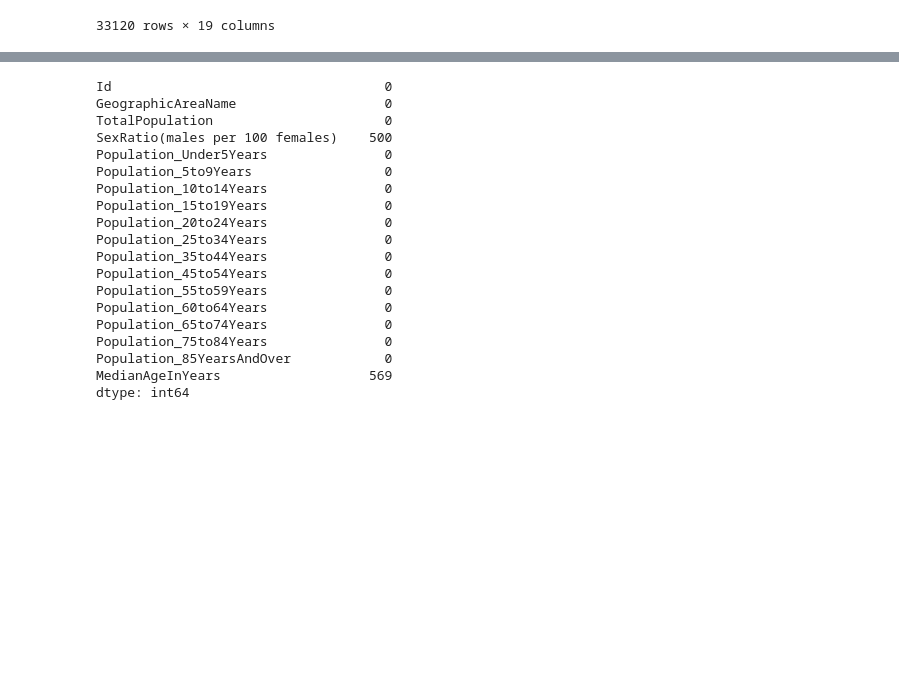
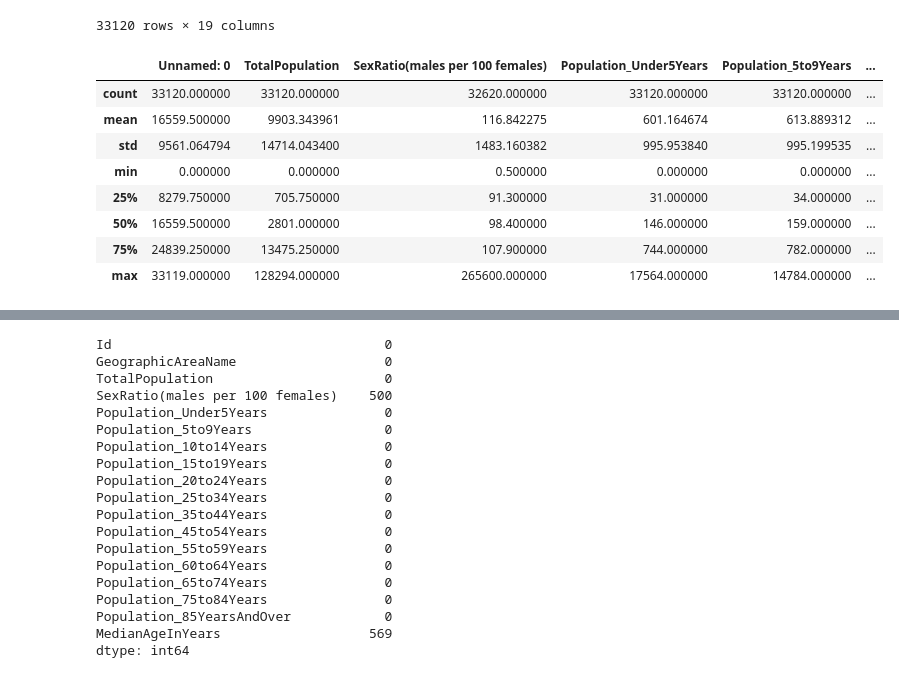
Before and after one commit to Davi-Tolen/ProjetoElo, a Jupyter notebook: tratamento_de_bases/tratando_dados_DemographicData_ZCTAs.ipynb, the cells around one changed output, grey strips where cells are left out. Cells and saved outputs as stored; diff of their text form; code cells hidden in the pictures; blank space fills up the shorter version.

```diff
--- a/tratamento_de_bases/tratando_dados_DemographicData_ZCTAs.ipynb
+++ b/tratamento_de_bases/tratando_dados_DemographicData_ZCTAs.ipynb
@@ -20,6 +20,18 @@ DemographicData_ZCTAs
 | 33118 | 33118 | 8600000US00985 | ZCTA5 00985 | 31682 | 82.4 | 1171 | ... |
 | 33119 | 33119 | 8600000US00987 | ZCTA5 00987 | 54241 | 87.3 | 2287 | ... |
 33120 rows × 19 columns
+# %%
+DemographicData_ZCTAs.describe()
+# %% [output]
+|  | Unnamed: 0 | TotalPopulation | SexRatio(males per 100 females) | Population_Under5Years | Population_5to9Years | ... |
+| count | 33120.000000 | 33120.000000 | 32620.000000 | 33120.000000 | 33120.000000 | ... |
+| mean | 16559.500000 | 9903.343961 | 116.842275 | 601.164674 | 613.889312 | ... |
+| std | 9561.064794 | 14714.043400 | 1483.160382 | 995.953840 | 995.199535 | ... |
+| min | 0.000000 | 0.000000 | 0.500000 | 0.000000 | 0.000000 | ... |
+| 25% | 8279.750000 | 705.750000 | 91.300000 | 31.000000 | 34.000000 | ... |
+| 50% | 16559.500000 | 2801.000000 | 98.400000 | 146.000000 | 159.000000 | ... |
+| 75% | 24839.250000 | 13475.250000 | 107.900000 | 744.000000 | 782.000000 | ... |
+| max | 33119.000000 | 128294.000000 | 265600.000000 | 17564.000000 | 14784.000000 | ... |
 # %%
 # Deletando coluna "Unnamed: 0"
 
```
Also changed, not shown: parts of 1 cell of this notebook, 3 other files.
